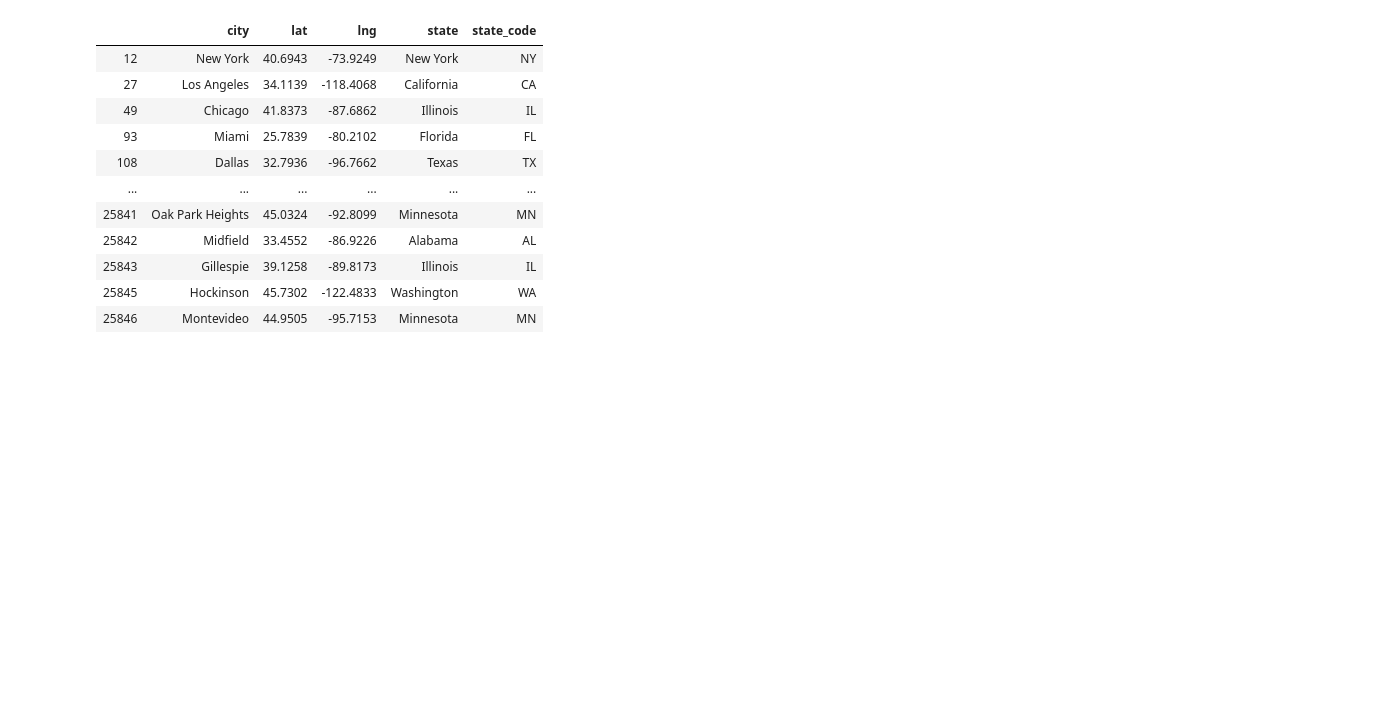
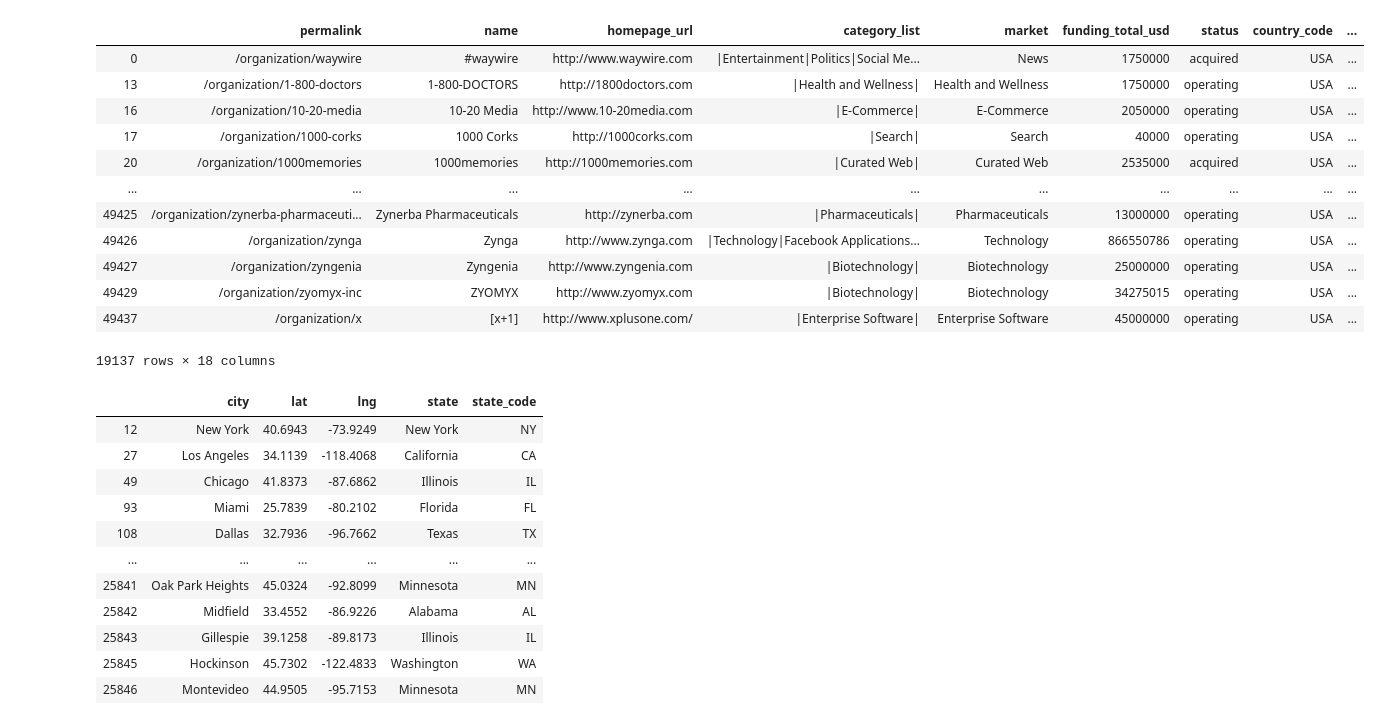
Before and after one commit to jjhuang22/cs171-final-project, a Jupyter notebook: data/EDA.ipynb, the cells around one changed output. Cells and saved outputs as stored; diff of their text form; code cells hidden in the pictures; blank space fills up the shorter version.

```diff
--- a/data/EDA.ipynb
+++ b/data/EDA.ipynb
@@ -78,3 +77,19 @@ companies_df = companies_df[companies_df['funding_total_usd'] != '-']
 
 for col in ['funding_total_usd', 'founded_year', 'funding_rounds']:
     companies_df[col] = companies_df[col].astype(int)
+# %%
+companies_df
+# %% [output]
+|  | permalink | name | homepage_url | category_list | market | funding_total_usd | status | country_code | ... |
+| 0 | /organization/waywire | #waywire | http://www.waywire.com | |Entertainment|Politics|Social Me... | News | 1750000 | acquired | USA | ... |
+| 13 | /organization/1-800-doctors | 1-800-DOCTORS | http://1800doctors.com | |Health and Wellness| | Health and Wellness | 1750000 | operating | USA | ... |
+| 16 | /organization/10-20-media | 10-20 Media | http://www.10-20media.com | |E-Commerce| | E-Commerce | 2050000 | operating | USA | ... |
+| 17 | /organization/1000-corks | 1000 Corks | http://1000corks.com | |Search| | Search | 40000 | operating | USA | ... |
+| 20 | /organization/1000memories | 1000memories | http://1000memories.com | |Curated Web| | Curated Web | 2535000 | acquired | USA | ... |
+| ... | ... | ... | ... | ... | ... | ... | ... | ... | ... |
+| 49425 | /organization/zynerba-pharmaceuti... | Zynerba Pharmaceuticals | http://zynerba.com | |Pharmaceuticals| | Pharmaceuticals | 13000000 | operating | USA | ... |
+| 49426 | /organization/zynga | Zynga | http://www.zynga.com | |Technology|Facebook Applications... | Technology | 866550786 | operating | USA | ... |
+| 49427 | /organization/zyngenia | Zyngenia | http://www.zyngenia.com | |Biotechnology| | Biotechnology | 25000000 | operating | USA | ... |
+| 49429 | /organization/zyomyx-inc | ZYOMYX | http://www.zyomyx.com | |Biotechnology| | Biotechnology | 34275015 | operating | USA | ... |
+| 49437 | /organization/x | [x+1] | http://www.xplusone.com/ | |Enterprise Software| | Enterprise Software | 45000000 | operating | USA | ... |
+19137 rows × 18 columns
```
Also changed, not shown: parts of 7 cells of this notebook, 1 other file.
